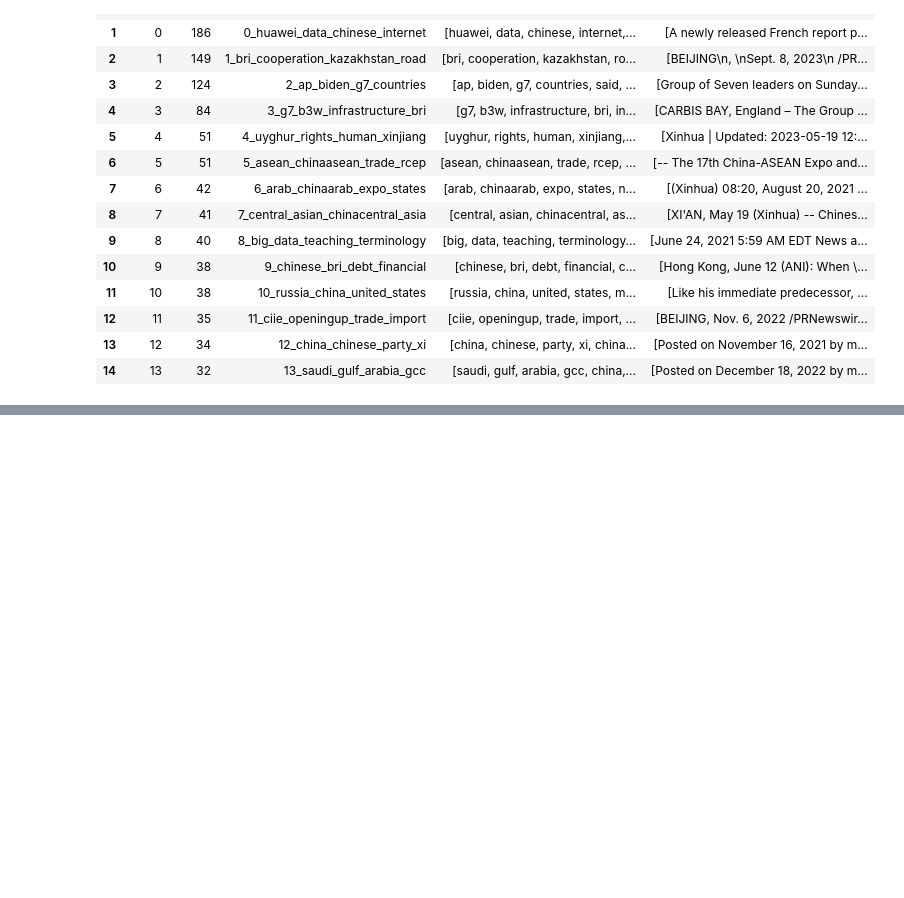
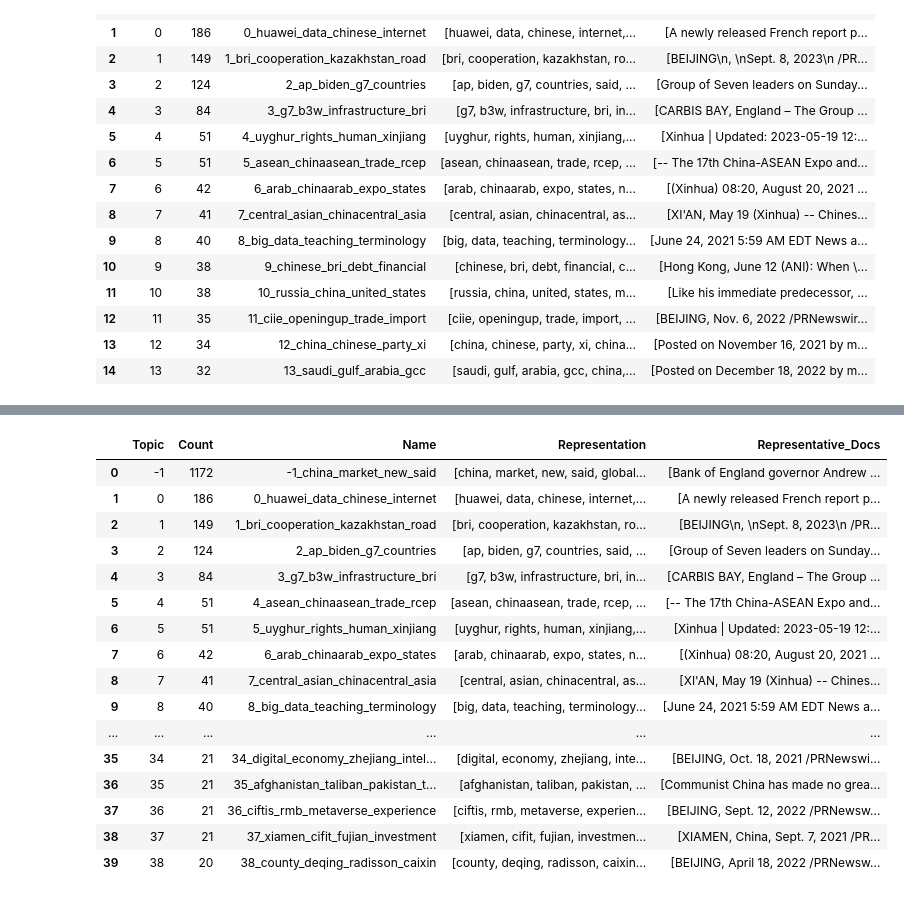
Before and after one commit to jens-koning/dsr_media_nlp, a Jupyter notebook: dsr_media_nlp/Topic_model/BERTtopic_WFredsamplecountvector_mod3_2*.ipynb, the cells around one changed output, grey strips where cells are left out. Saved outputs shown, nothing was run; the diff lists cells and outputs as text; code cells hidden in the pictures; blank space fills up the shorter version.

```diff
--- a/dsr_media_nlp/Topic_model/BERTtopic_WFredsamplecountvector_mod3_2*.ipynb
+++ b/dsr_media_nlp/Topic_model/BERTtopic_WFredsamplecountvector_mod3_2*.ipynb
@@ -266,0 +271,20 @@ topic_model.get_topic_info()
+# %%
+topic_model.get_topic_info().head(40)
+# %% [output]
+|  | Topic | Count | Name | Representation | Representative_Docs |
+| 0 | -1 | 1172 | -1_china_market_new_said | [china, market, new, said, global... | [Bank of England governor Andrew ... |
+| 1 | 0 | 186 | 0_huawei_data_chinese_internet | [huawei, data, chinese, internet,... | [A newly released French report p... |
+| 2 | 1 | 149 | 1_bri_cooperation_kazakhstan_road | [bri, cooperation, kazakhstan, ro... | [BEIJING\n, \nSept. 8, 2023\n /PR... |
+| 3 | 2 | 124 | 2_ap_biden_g7_countries | [ap, biden, g7, countries, said, ... | [Group of Seven leaders on Sunday... |
+| 4 | 3 | 84 | 3_g7_b3w_infrastructure_bri | [g7, b3w, infrastructure, bri, in... | [CARBIS BAY, England – The Group ... |
+| 5 | 4 | 51 | 4_asean_chinaasean_trade_rcep | [asean, chinaasean, trade, rcep, ... | [-- The 17th China-ASEAN Expo and... |
+| 6 | 5 | 51 | 5_uyghur_rights_human_xinjiang | [uyghur, rights, human, xinjiang,... | [Xinhua | Updated: 2023-05-19 12:... |
+| 7 | 6 | 42 | 6_arab_chinaarab_expo_states | [arab, chinaarab, expo, states, n... | [(Xinhua) 08:20, August 20, 2021 ... |
+| 8 | 7 | 41 | 7_central_asian_chinacentral_asia | [central, asian, chinacentral, as... | [XI'AN, May 19 (Xinhua) -- Chines... |
+| 9 | 8 | 40 | 8_big_data_teaching_terminology | [big, data, teaching, terminology... | [June 24, 2021 5:59 AM EDT News a... |
+| ... | ... | ... | ... | ... | ... |
+| 35 | 34 | 21 | 34_digital_economy_zhejiang_intel... | [digital, economy, zhejiang, inte... | [BEIJING, Oct. 18, 2021 /PRNewswi... |
+| 36 | 35 | 21 | 35_afghanistan_taliban_pakistan_t... | [afghanistan, taliban, pakistan, ... | [Communist China has made no grea... |
+| 37 | 36 | 21 | 36_ciftis_rmb_metaverse_experience | [ciftis, rmb, metaverse, experien... | [BEIJING, Sept. 12, 2022 /PRNewsw... |
+| 38 | 37 | 21 | 37_xiamen_cifit_fujian_investment | [xiamen, cifit, fujian, investmen... | [XIAMEN, China, Sept. 7, 2021 /PR... |
+| 39 | 38 | 20 | 38_county_deqing_radisson_caixin | [county, deqing, radisson, caixin... | [BEIJING, April 18, 2022 /PRNewsw... |
```
Also changed, not shown: parts of 16 cells of this notebook, 10 other files.
